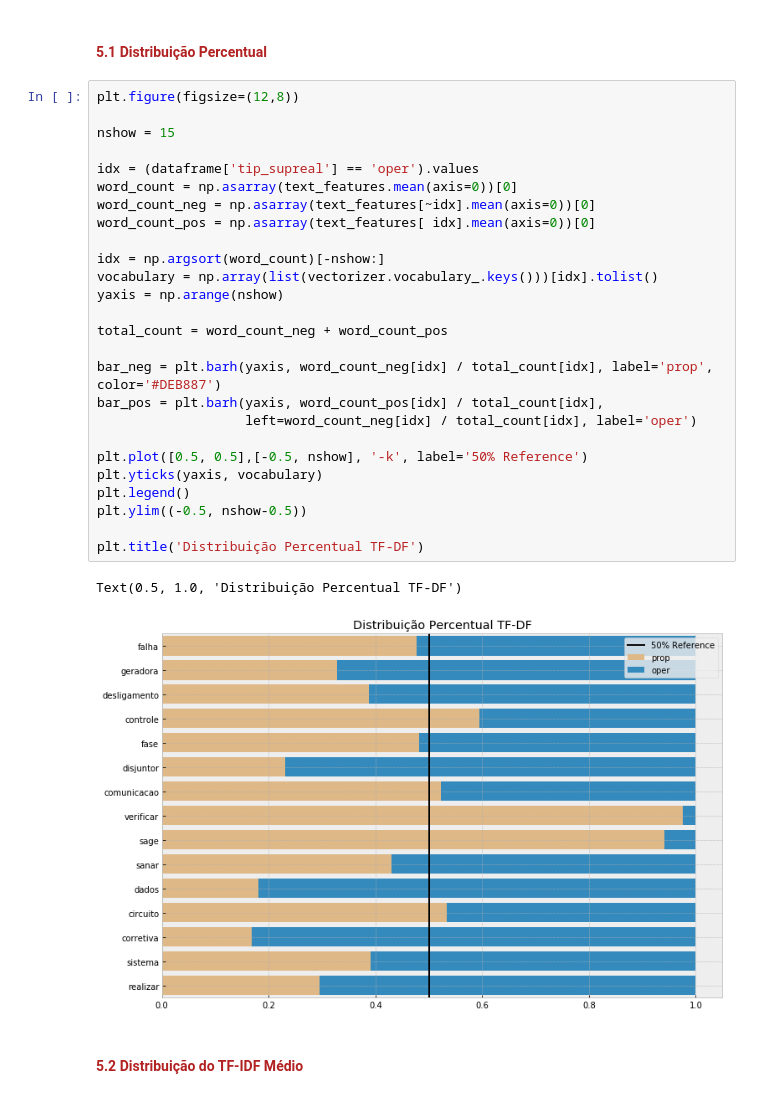
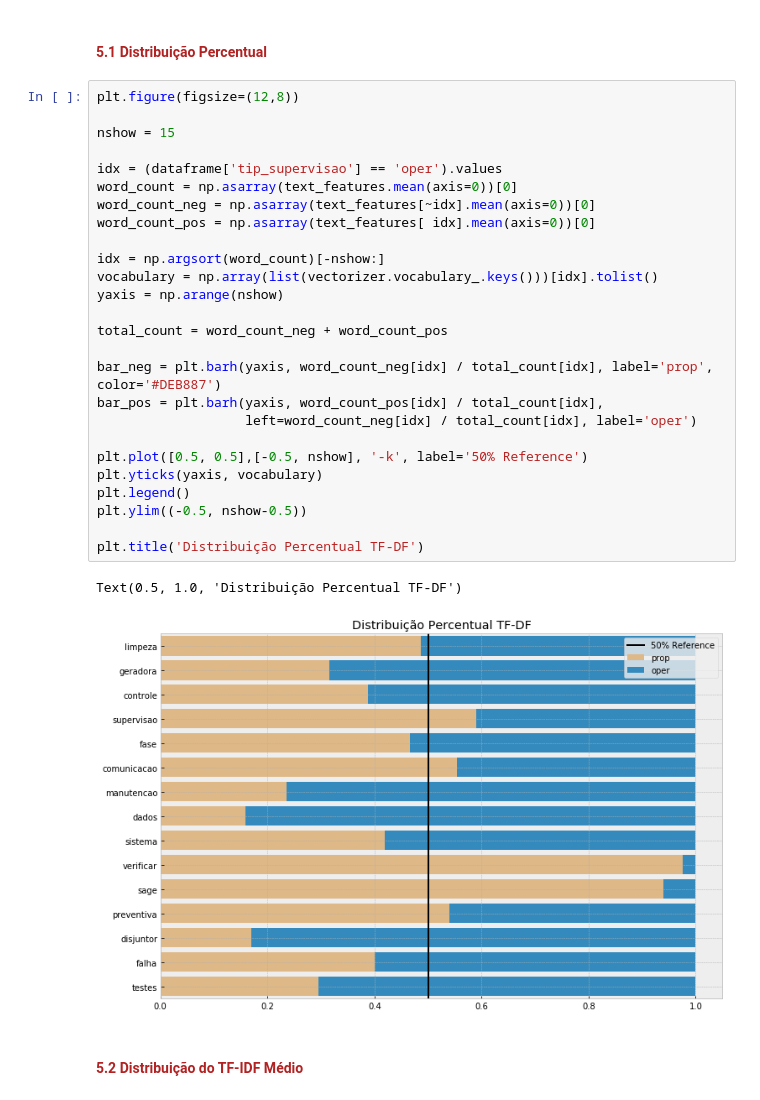
Before and after one commit to tciodaro/mit_data_science, a Jupyter notebook: Code/Analysis/feature_analysis.ipynb, the cells around one changed output. Drawn from its saved outputs; the diff is of its cells as text.

```diff
--- a/Code/Analysis/feature_analysis.ipynb
+++ b/Code/Analysis/feature_analysis.ipynb
@@ -172,32 +172,32 @@ text_features
 # %%
 plt.figure(figsize=(12,8))
 
 nshow = 15
 
-idx = (dataframe['tip_supreal'] == 'oper').values
+idx = (dataframe['tip_supervisao'] == 'oper').values
 word_count = np.asarray(text_features.mean(axis=0))[0]
 word_count_neg = np.asarray(text_features[~idx].mean(axis=0))[0]
 word_count_pos = np.asarray(text_features[ idx].mean(axis=0))[0]
 
 idx = np.argsort(word_count)[-nshow:]
 vocabulary = np.array(list(vectorizer.vocabulary_.keys()))[idx].tolist()
 yaxis = np.arange(nshow)
 
 total_count = word_count_neg + word_count_pos
 
 bar_neg = plt.barh(yaxis, word_count_neg[idx] / total_count[idx], label='prop', color='#DEB887')
 bar_pos = plt.barh(yaxis, word_count_pos[idx] / total_count[idx],
                    left=word_count_neg[idx] / total_count[idx], label='oper')
 
 plt.plot([0.5, 0.5],[-0.5, nshow], '-k', label='50% Reference')
 plt.yticks(yaxis, vocabulary)
 plt.legend()
 plt.ylim((-0.5, nshow-0.5))
 
 plt.title('Distribuição Percentual TF-DF')
 # %% [output]
 Text(0.5, 1.0, 'Distribuição Percentual TF-DF')
-[figure, old version]
+[figure, new version]
 # %% [markdown]
 #### <span style="color:#B22222">**5.2 Distribuição do TF-IDF Médio** </span>
 # %%
```
Also changed, not shown: parts of 14 cells of this notebook, 52 other files.
